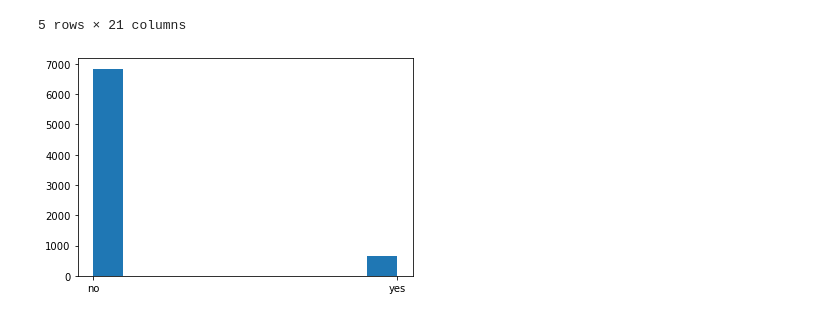
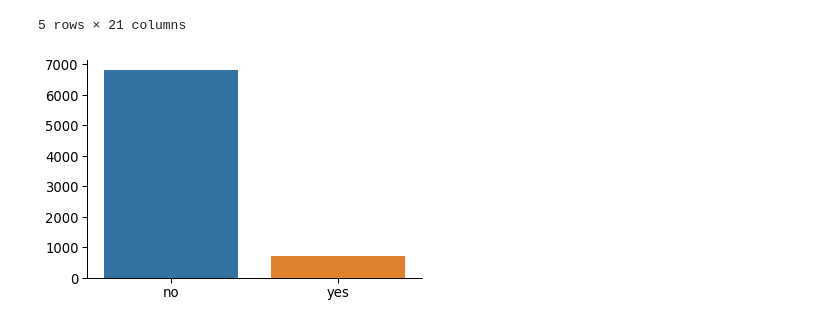
Before and after one commit to mengyanl/DirectMarketing, a Jupyter notebook: NoteBook/Final Modeling.ipynb, the cells around one changed output. Drawn from its saved outputs; the diff is of its cells as text; code cells hidden in the pictures.

```diff
--- a/NoteBook/Final Modeling.ipynb
+++ b/NoteBook/Final Modeling.ipynb
@@ -111,12 +111,7 @@ X_scaled=scaler.transform(X)
 X_test_scaled=scaler.transform(X_test)
 X_scaled[0:1]
 
-RF = RandomForestClassifier(n_estimators=1400,
- min_samples_split = 2,
- min_samples_leaf = 1,
- max_features = 'auto',
- max_depth = 50,
- bootstrap = False)
+RF = RandomForestClassifier(n_estimators=512, max_depth = 64)
 RF.fit(X,y)
 y_pred = RF.predict(X_test)
 # %%
@@ -132,9 +127,13 @@ market_test.head()
 | 5111 | 43 | blue-collar | married | basic.4y | no | yes | no | telephone | may | thu | ... |
 5 rows × 21 columns
 # %%
-plt.hist(y_pred)
-plt.show()
+sns.set_context("paper", font_scale=1.5)
+categories = market_test['subscribe'].value_counts().index
+counts = market_test['subscribe'].value_counts().values
+ax = sns.barplot(categories, counts)
+ax.spines['top'].set_visible(False)
+ax.spines['right'].set_visible(False)
 # %% [output]
-[figure, old version]
+[figure, new version]
 # %%
 market_test.to_csv("test_result.csv")
```
Also changed, not shown: 4 other files.
